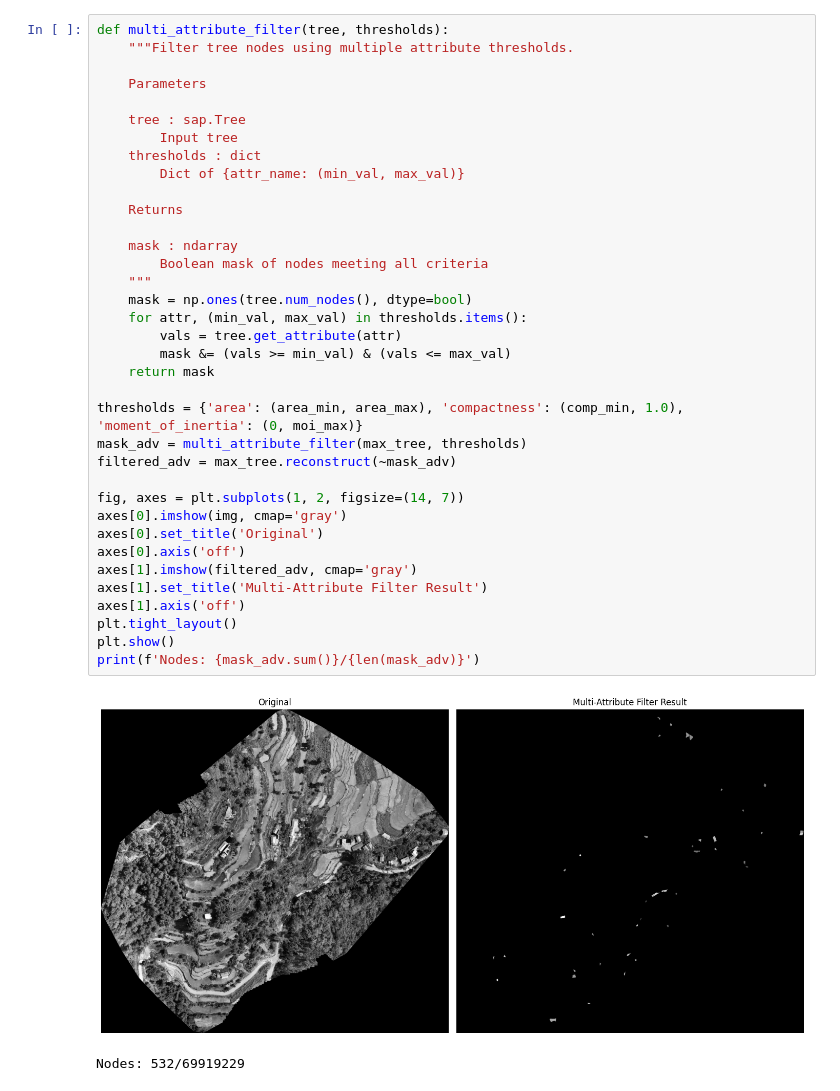
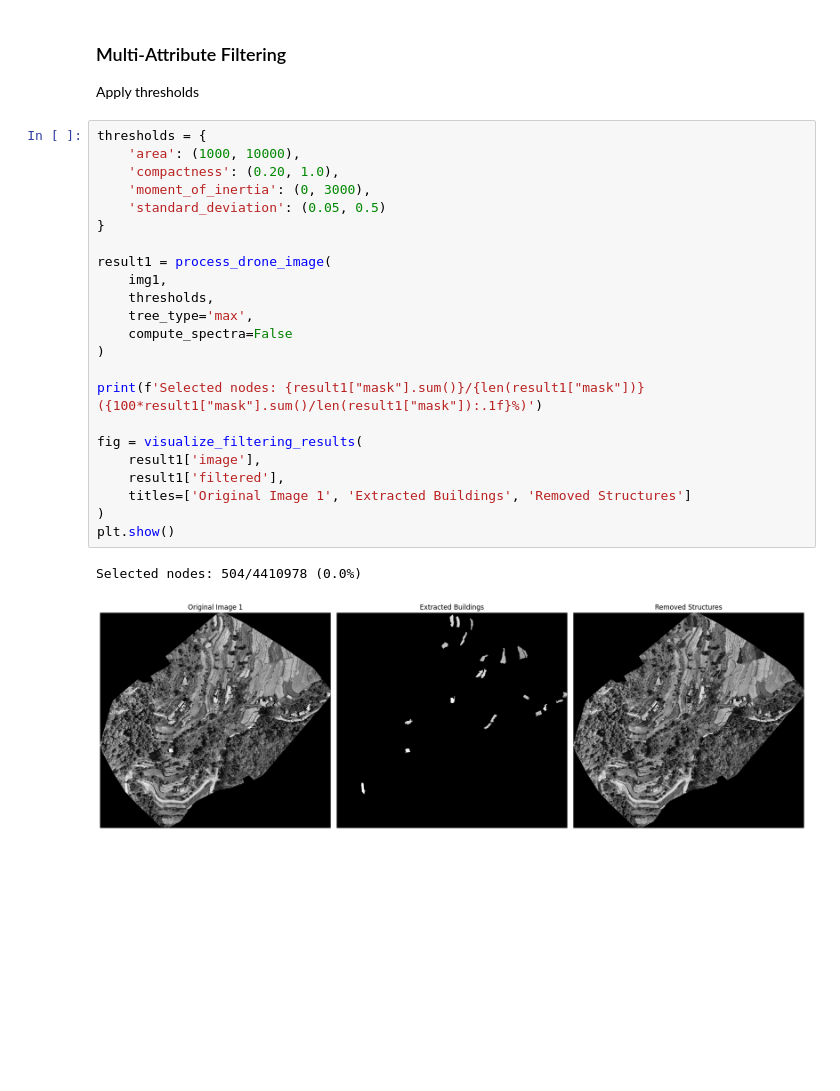
Before and after one commit to kshitijrajsharma/ersip-sprint, a Jupyter notebook: sprints/3/pattern_spectrum_building_detection.ipynb, the cells around one changed output. Cells and saved outputs as stored; diff of their text form; blank space fills up the shorter version.

```diff
--- a/sprints/3/pattern_spectrum_building_detection.ipynb
+++ b/sprints/3/pattern_spectrum_building_detection.ipynb
@@ -80,39 +95,30 @@ Selected 532/69919229 nodes (0.0%)
-# %%
-def multi_attribute_filter(tree, thresholds):
-    """Filter tree nodes using multiple attribute thresholds.
-
-    Parameters
-
-    tree : sap.Tree
-        Input tree
-    thresholds : dict
-        Dict of {attr_name: (min_val, max_val)}
-
-    Returns
-
-    mask : ndarray
-        Boolean mask of nodes meeting all criteria
-    """
-    mask = np.ones(tree.num_nodes(), dtype=bool)
-    for attr, (min_val, max_val) in thresholds.items():
-        vals = tree.get_attribute(attr)
-        mask &= (vals >= min_val) & (vals <= max_val)
-    return mask
-
-thresholds = {'area': (area_min, area_max), 'compactness': (comp_min, 1.0), 'moment_of_inertia': (0, moi_max)}
-mask_adv = multi_attribute_filter(max_tree, thresholds)
-filtered_adv = max_tree.reconstruct(~mask_adv)
-
-fig, axes = plt.subplots(1, 2, figsize=(14, 7))
-axes[0].imshow(img, cmap='gray')
-axes[0].set_title('Original')
-axes[0].axis('off')
-axes[1].imshow(filtered_adv, cmap='gray')
-axes[1].set_title('Multi-Attribute Filter Result')
-axes[1].axis('off')
-plt.tight_layout()
-plt.show()
-print(f'Nodes: {mask_adv.sum()}/{len(mask_adv)}')
-# %% [output]
-[figure, removed]
-Nodes: 532/69919229
+# %% [markdown]
+### Multi-Attribute Filtering
+
+Apply thresholds
+# %%
+thresholds = {
+    'area': (1000, 10000),
+    'compactness': (0.20, 1.0),
+    'moment_of_inertia': (0, 3000),
+    'standard_deviation': (0.05, 0.5)
+}
+
+result1 = process_drone_image(
+    img1,
+    thresholds,
+    tree_type='max',
+    compute_spectra=False
+)
+
+print(f'Selected nodes: {result1["mask"].sum()}/{len(result1["mask"])} ({100*result1["mask"].sum()/len(result1["mask"]):.1f}%)')
+
+fig = visualize_filtering_results(
+    result1['image'],
+    result1['filtered'],
+    titles=['Original Image 1', 'Extracted Buildings', 'Removed Structures']
+)
+plt.show()
+# %% [output]
+Selected nodes: 504/4410978 (0.0%)
+[figure, added]
```
Also changed, not shown: parts of 15 cells of this notebook, 4 other files.
